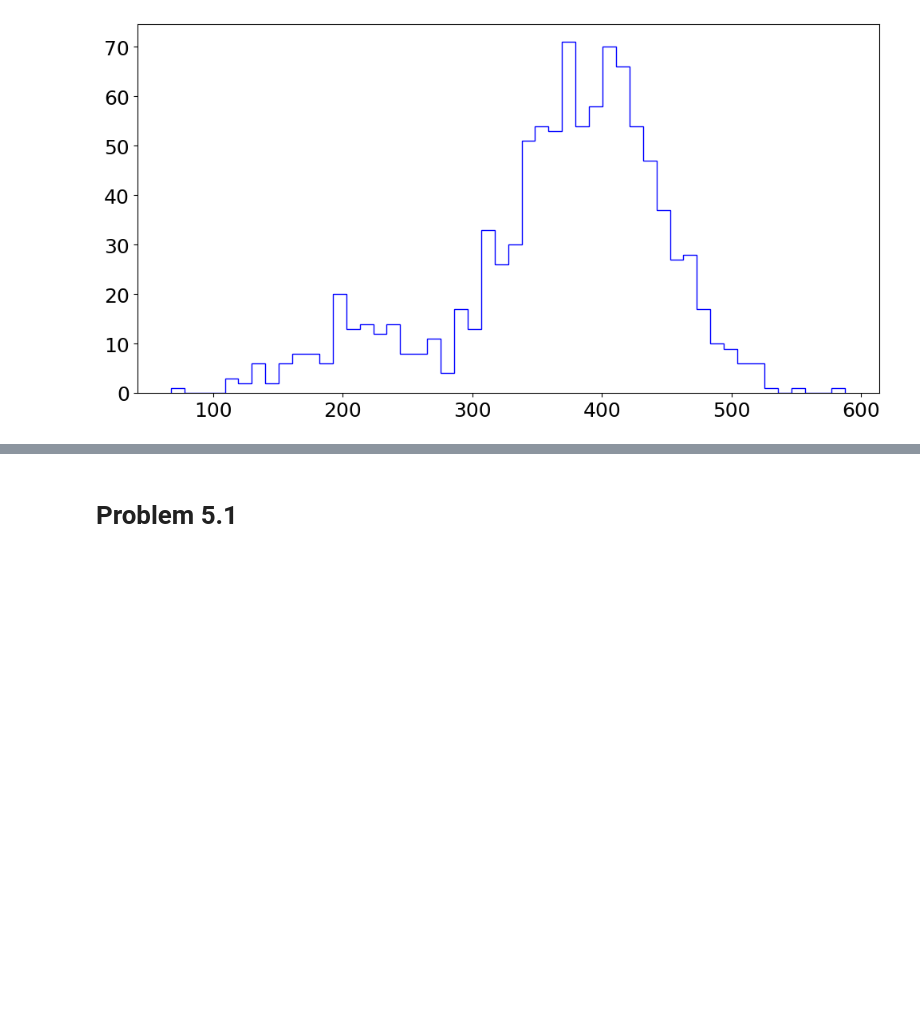
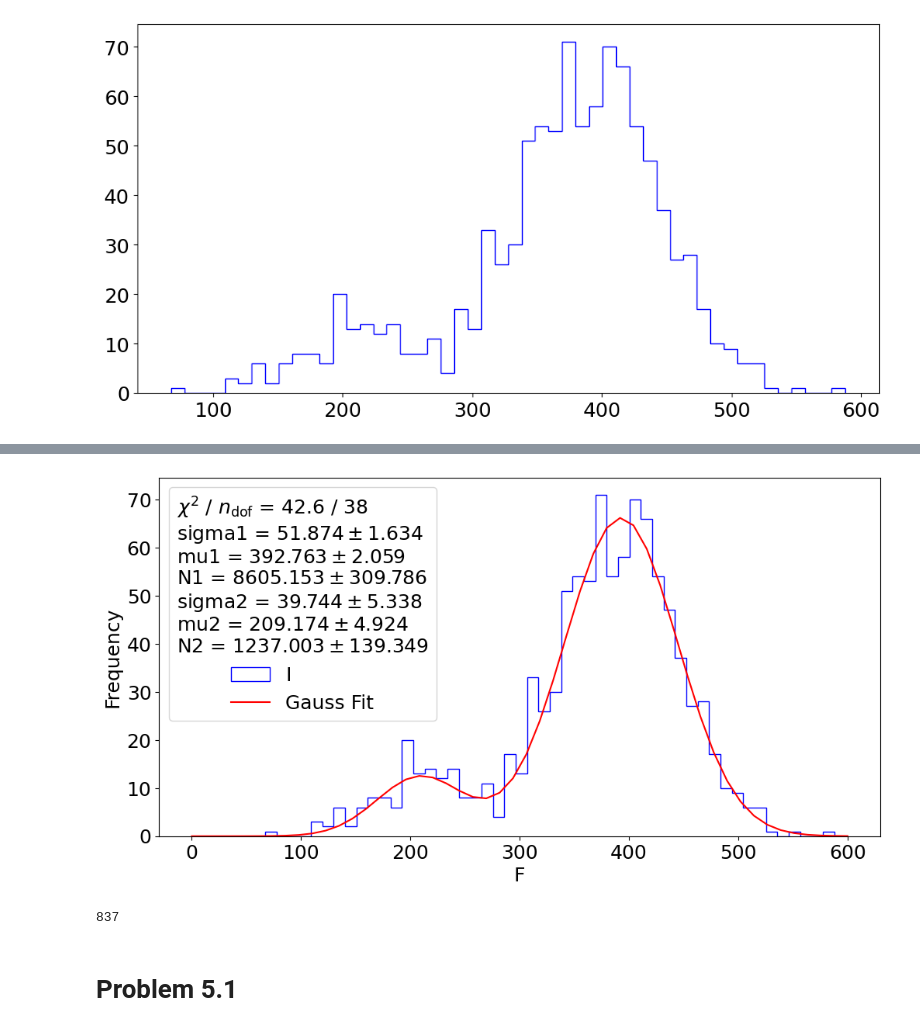
Before and after one commit to akjoelhede/Appstatgang_tornado, a Jupyter notebook: Anders_problemset/problem_set_anders.ipynb, the cells around one changed output, grey strips where cells are left out. Cells and saved outputs as stored; diff of their text form; code cells hidden in the pictures; blank space fills up the shorter version.

```diff
--- a/Anders_problemset/problem_set_anders.ipynb
+++ b/Anders_problemset/problem_set_anders.ipynb
@@ -607,3 +607,26 @@ ax.hist(result, bins=50, histtype='step', label='I', color = 'Blue');
 # %% [output]
 986
 [figure]
+# %%
+def gauss_fit(x,sigma, mu, N):
+    return  N*(np.exp(-(x-mu)**2/(2*sigma**2)))/ (sigma*np.sqrt(2*np.pi))
+
+def double_gauss(x,sigma1, mu1, N1,sigma2, mu2, N2):
+    return gauss_fit(x,sigma1, mu1, N1) + gauss_fit(x,sigma2, mu2, N2)
+
+# Find the x, y and error on y (sy) given the histogram:
+counts, bin_edges = np.histogram(result, bins=50)
+x = (bin_edges[1:] + bin_edges[:-1])/2
+y = counts
+sy = np.sqrt(counts)
+x = x[y>0]
+y = y[y>0]
+sy = sy[sy>0]
+
+m = LeastSquares(x, y, sy, double_gauss)
+# NOTE: Did you remember to ensure, that all bins had entries in them, i.e. that y>0?
+
+m = Minuit(m,sigma1 = 20, mu1=400, N1=100,sigma2=10, mu2=200, N2=100)
+m.errordef = 1.0     # This is the definition for ChiSqaure fits
+m.migrad()
+m.hesse()
@@ -610,3 +654,20 @@ ax.hist(result, bins=50, histtype='step', label='I', color = 'Blue');
+# %%
+fit_info = [f"$\\chi^2$ / $n_\\mathrm{{dof}}$ = {m.fval:.1f} / {len(x) - m.nfit}",]
+for p, v, e in zip(m.parameters, m.values, m.errors):
+	fit_info.append(f"{p} = ${v:.3f} \\pm {e:.3f}$")
+
+
+fig, ax = plt.subplots(figsize=(12, 6))
+ax.hist(result, bins=50, histtype='step', label='I', color = 'Blue')
+ax.plot(np.linspace(0,600), double_gauss(np.linspace(0,600), *m.values), label = 'Gauss Fit', color = 'Red')
+ax.set(xlabel="F", ylabel="Frequency");
+ax.legend(title="\n".join(fit_info));
+# %% [output]
+[figure, added]
+# %%
+print(len(np.flatnonzero(result>290)))
+# %% [output]
+837
 # %% [markdown]
 # Problem 5.1
 # %%
```
Also changed, not shown: parts of 3 cells of this notebook.
